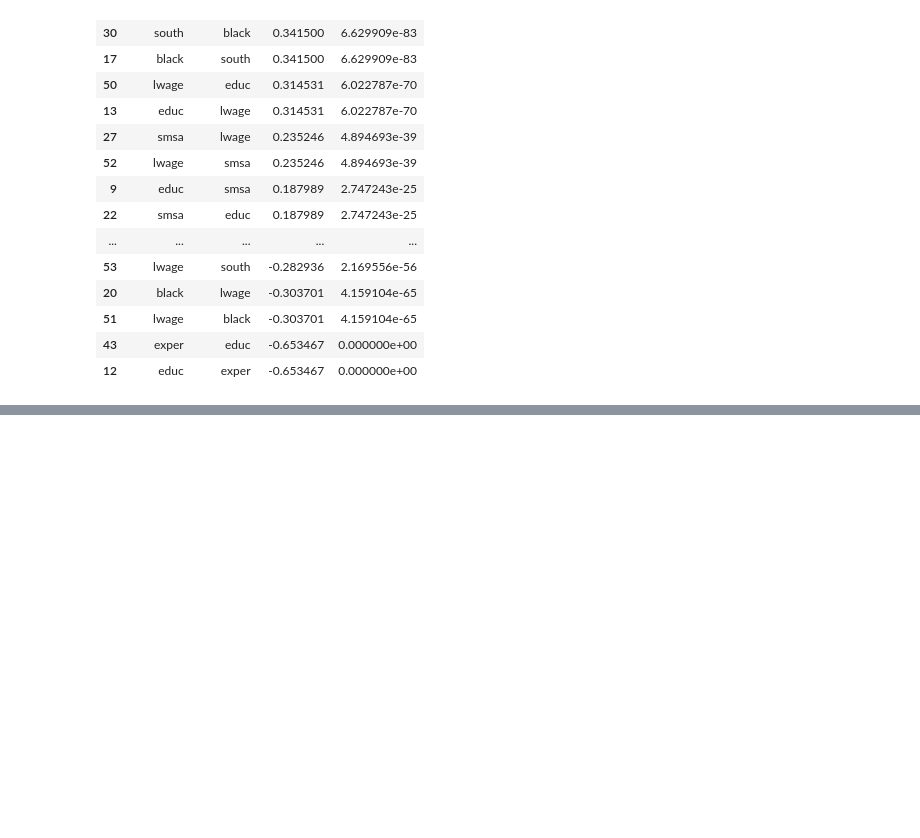
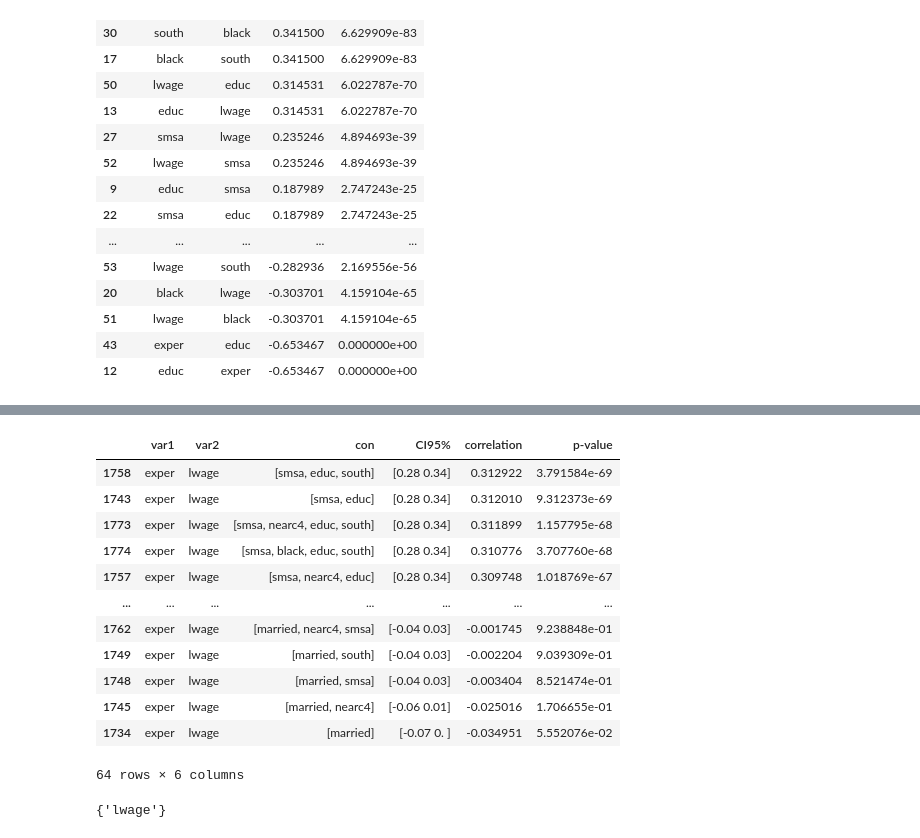
Before and after one commit to FemkeBakker/ProjectCausalDataScience, a Jupyter notebook: EDA.ipynb, the cells around one changed output, grey strips where cells are left out. Cells and saved outputs as stored; diff of their text form; code cells hidden in the pictures; blank space fills up the shorter version.

Commit message:
independence tests

```diff
--- a/EDA.ipynb
+++ b/EDA.ipynb
@@ -292,0 +399,9 @@ display(significant)
+# %%
+import ast
+
+def parse_list_string(string):
+        return ast.literal_eval(string)
+
+independence_tests = pd.read_csv('data/independence_tests.csv')
+independence_tests['con'] = independence_tests['con'].apply(parse_list_string)
+display(independence_tests.head())
@@ -292,0 +446,18 @@ display(significant)
+# %%
+display(independence_tests.loc[(independence_tests['var1']=='exper')].sort_values(by=['correlation'],ascending=False))
+print(set(independence_tests.loc[(independence_tests['var1']=='exper')]['var2']))
+# %% [output]
+|  | var1 | var2 | con | CI95% | correlation | p-value |
+| 1758 | exper | lwage | [smsa, educ, south] | [0.28 0.34] | 0.312922 | 3.791584e-69 |
+| 1743 | exper | lwage | [smsa, educ] | [0.28 0.34] | 0.312010 | 9.312373e-69 |
+| 1773 | exper | lwage | [smsa, nearc4, educ, south] | [0.28 0.34] | 0.311899 | 1.157795e-68 |
+| 1774 | exper | lwage | [smsa, black, educ, south] | [0.28 0.34] | 0.310776 | 3.707760e-68 |
+| 1757 | exper | lwage | [smsa, nearc4, educ] | [0.28 0.34] | 0.309748 | 1.018769e-67 |
+| ... | ... | ... | ... | ... | ... | ... |
+| 1762 | exper | lwage | [married, nearc4, smsa] | [-0.04 0.03] | -0.001745 | 9.238848e-01 |
+| 1749 | exper | lwage | [married, south] | [-0.04 0.03] | -0.002204 | 9.039309e-01 |
+| 1748 | exper | lwage | [married, smsa] | [-0.04 0.03] | -0.003404 | 8.521474e-01 |
+| 1745 | exper | lwage | [married, nearc4] | [-0.06 0.01] | -0.025016 | 1.706655e-01 |
+| 1734 | exper | lwage | [married] | [-0.07 0. ] | -0.034951 | 5.552076e-02 |
+64 rows × 6 columns
+{'lwage'}
```
Also changed, not shown: parts of 9 cells of this notebook, 5 other files.
